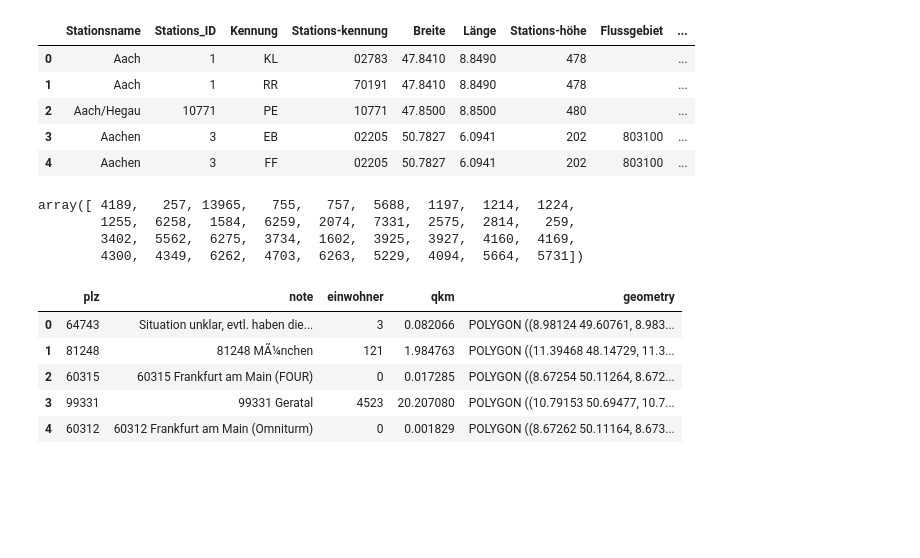
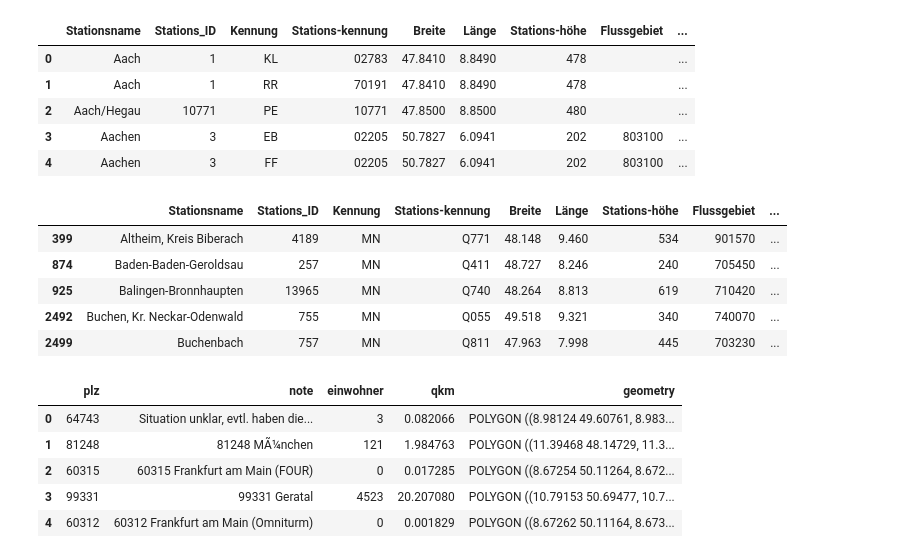
Before and after one commit to RobinU434/DataLiteracy, a Jupyter notebook: studies/11_01_24_LD_fig_BaWu_stations.ipynb, the cells around one changed output. Saved outputs shown, nothing was run; the diff lists cells and outputs as text; code cells hidden in the pictures; blank space fills up the shorter version.

```diff
--- a/studies/11_01_24_LD_fig_BaWu_stations.ipynb
+++ b/studies/11_01_24_LD_fig_BaWu_stations.ipynb
@@ -34,13 +37,15 @@ id_str = current_bw_stations["Stations-kennung"].to_string(index=False).replace(
 # bw_response_stations = current_bw_stations[current_bw_stations["Stations-kennung"].isin(response_ids)]
 a = ["Q771",  "Q411",  "Q740",  "Q055",  "Q811",  "Q824",  "Q382",  "Q712",  "Q702",  "Q221",  "Q978",  "Q848",  "Q351",  "Q651",  "Q485",  "Q292",  "Q579",  "Q887",  "Q671",  "Q437",  "Q061",  "Q242",  "Q518",  "Q332",  "Q864",  "Q440",  "Q404",  "Q733",  "Q341",  "Q378",  "Q788",  "Q942",  "Q738",  "Q879",  "Q622",  "Q926"]
 bw_response_stations = current_bw_stations[current_bw_stations["Stations-kennung"].isin(a)]
-# %%
-bw_response_stations["Stations_ID"].values
-# %% [output]
-array([ 4189,   257, 13965,   755,   757,  5688,  1197,  1214,  1224,
-        1255,  6258,  1584,  6259,  2074,  7331,  2575,  2814,   259,
-        3402,  5562,  6275,  3734,  1602,  3925,  3927,  4160,  4169,
-        4300,  4349,  6262,  4703,  6263,  5229,  4094,  5664,  5731])
+# %%
+bw_response_stations.head()
+# %% [output]
+|  | Stationsname | Stations_ID | Kennung | Stations-kennung | Breite | Länge | Stations-höhe | Flussgebiet | ... |
+| 399 | Altheim, Kreis Biberach | 4189 | MN | Q771 | 48.148 | 9.460 | 534 | 901570 | ... |
+| 874 | Baden-Baden-Geroldsau | 257 | MN | Q411 | 48.727 | 8.246 | 240 | 705450 | ... |
+| 925 | Balingen-Bronnhaupten | 13965 | MN | Q740 | 48.264 | 8.813 | 619 | 710420 | ... |
+| 2492 | Buchen, Kr. Neckar-Odenwald | 755 | MN | Q055 | 49.518 | 9.321 | 340 | 740070 | ... |
+| 2499 | Buchenbach | 757 | MN | Q811 | 47.963 | 7.998 | 445 | 703230 | ... |
 # %%
 current_directory = os.curdir
 # www.suche-postleitzahl.org/downloads
```
Also changed, not shown: parts of 7 cells of this notebook, 1 other file.
